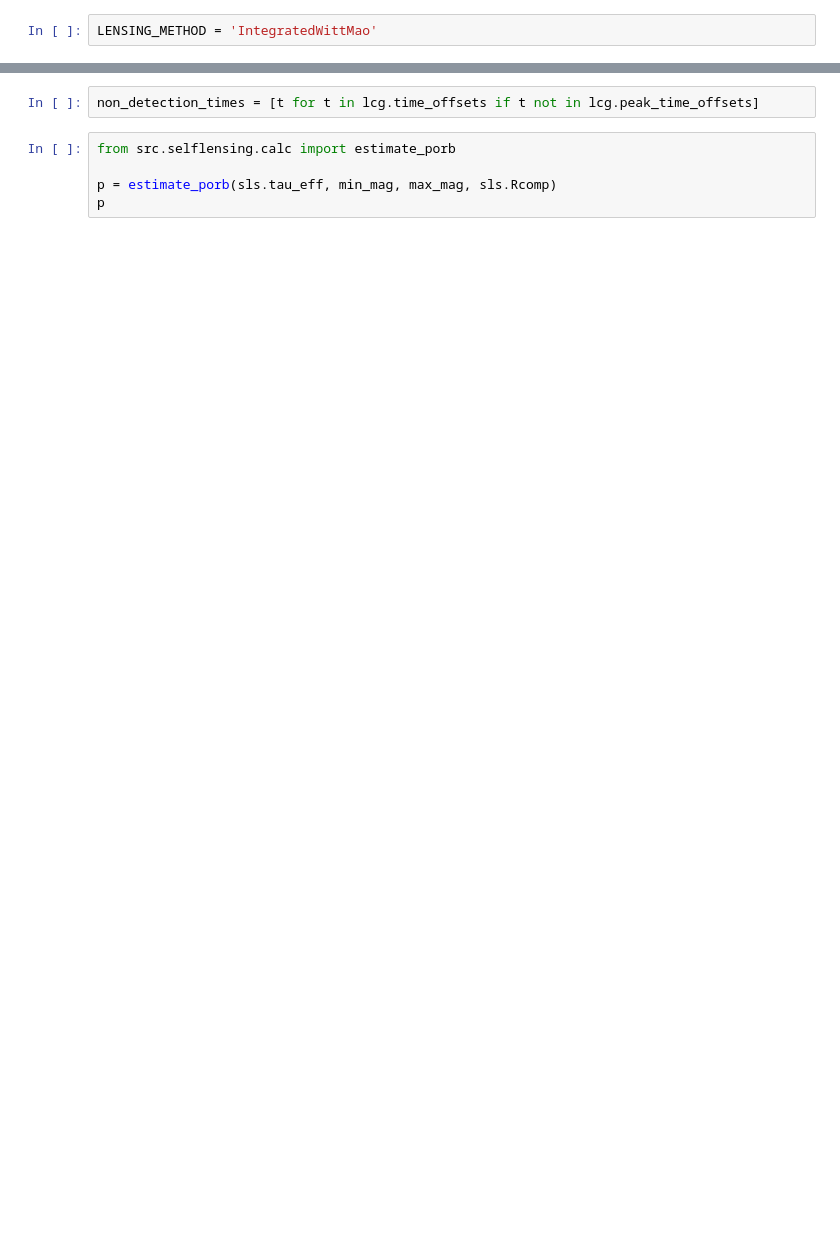
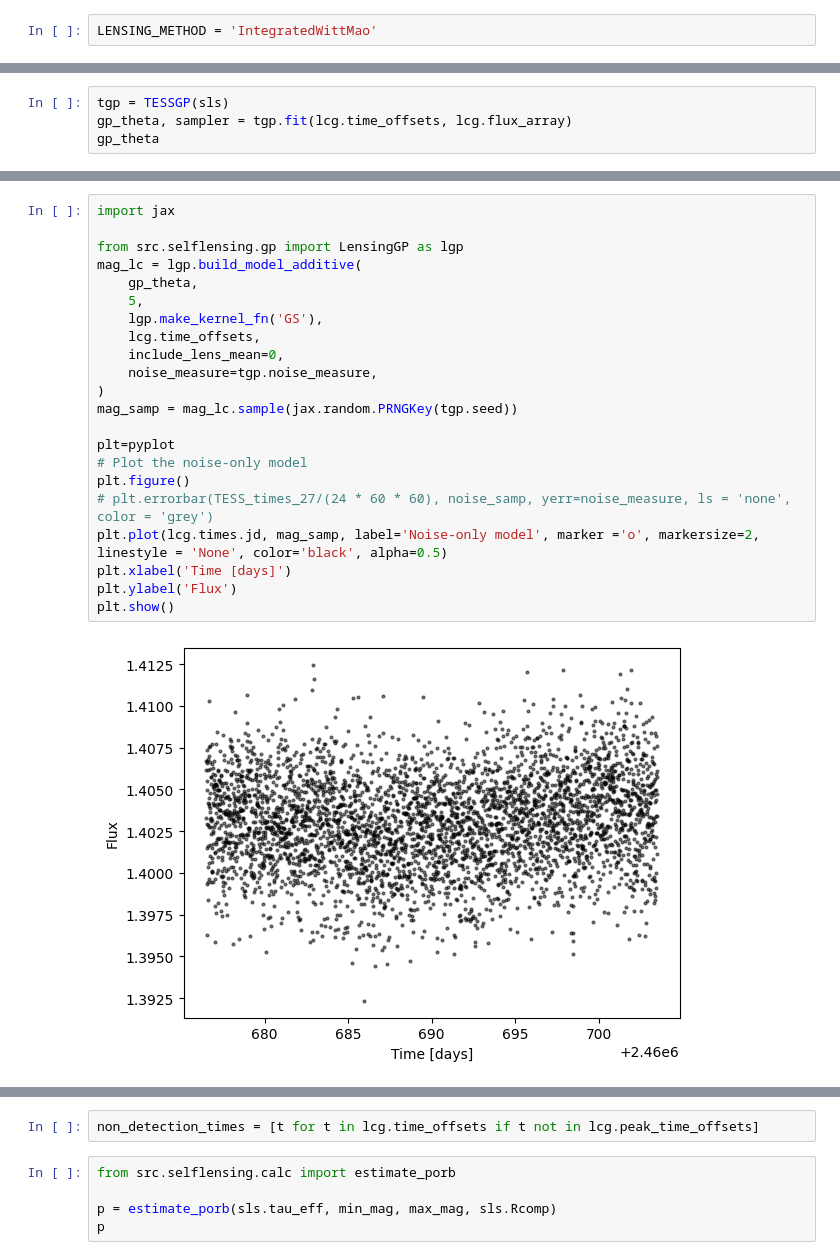
Before and after one commit to COBALT-lensing/py-self-lensing, a Jupyter notebook: demo.ipynb, the cells around one changed output, grey strips where cells are left out. Saved outputs shown, nothing was run; the diff lists cells and outputs as text; blank space fills up the shorter version.

```diff
--- a/demo.ipynb
+++ b/demo.ipynb
@@ -35,0 +58,4 @@ pyplot.scatter((lcg.time_offsets), lcg.flux_array)
+# %%
+tgp = TESSGP(sls)
+gp_theta, sampler = tgp.fit(lcg.time_offsets, lcg.flux_array)
+gp_theta
@@ -36 +76,25 @@ pyplot.scatter((lcg.time_offsets), lcg.flux_array)
+# %%
+import jax
+
+from src.selflensing.gp import LensingGP as lgp
+mag_lc = lgp.build_model_additive(
+    gp_theta,
+    5,
+    lgp.make_kernel_fn('GS'),
+    lcg.time_offsets,
+    include_lens_mean=0,
+    noise_measure=tgp.noise_measure,
+)
+mag_samp = mag_lc.sample(jax.random.PRNGKey(tgp.seed))
+
+plt=pyplot
+# Plot the noise-only model
+plt.figure()
+# plt.errorbar(TESS_times_27/(24 * 60 * 60), noise_samp, yerr=noise_measure, ls = 'none', color = 'grey')
+plt.plot(lcg.times.jd, mag_samp, label='Noise-only model', marker ='o', markersize=2, linestyle = 'None', color='black', alpha=0.5)
+plt.xlabel('Time [days]')
+plt.ylabel('Flux')
+plt.show()
+# %% [output]
+[figure, added]
 # %%
```
Also changed, not shown: parts of 20 cells of this notebook, 16 other files.
